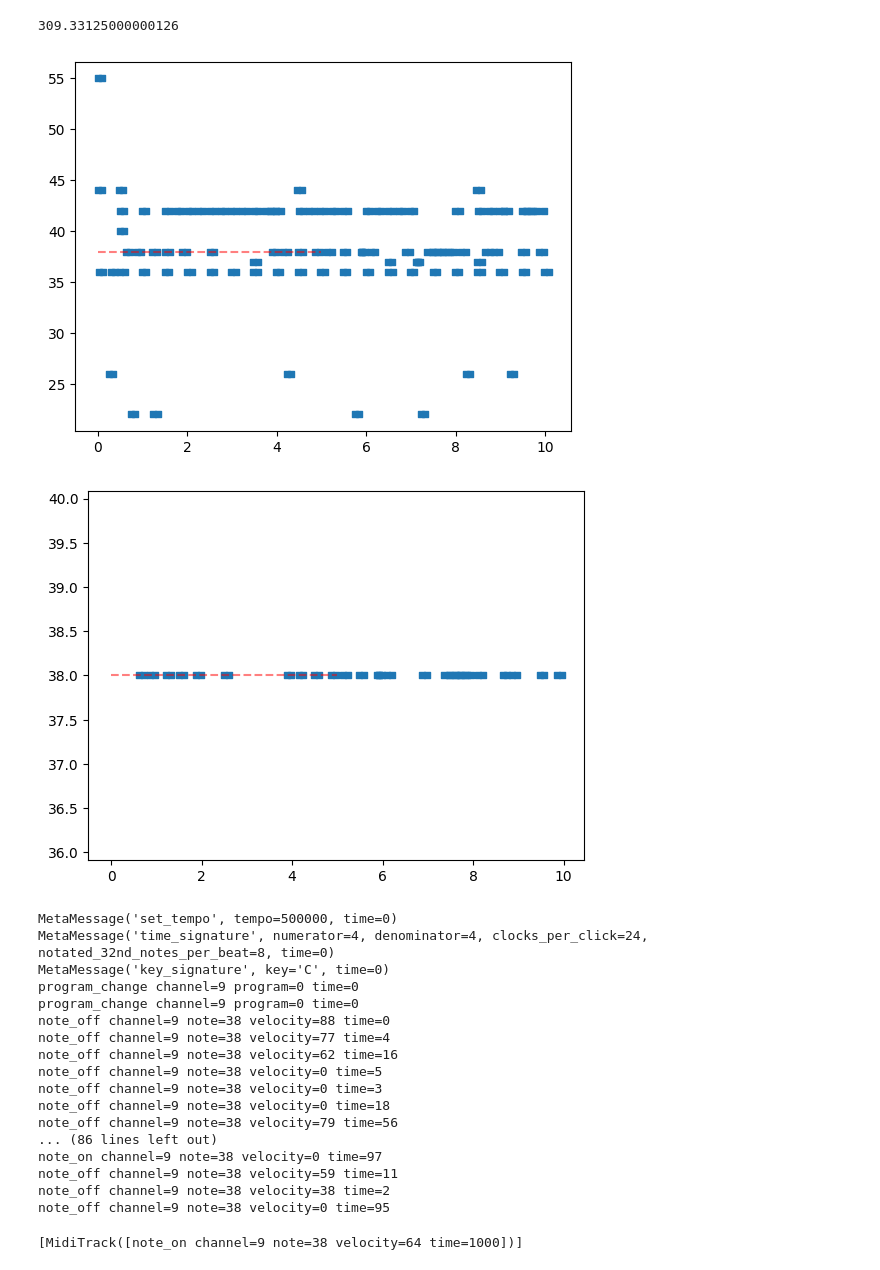
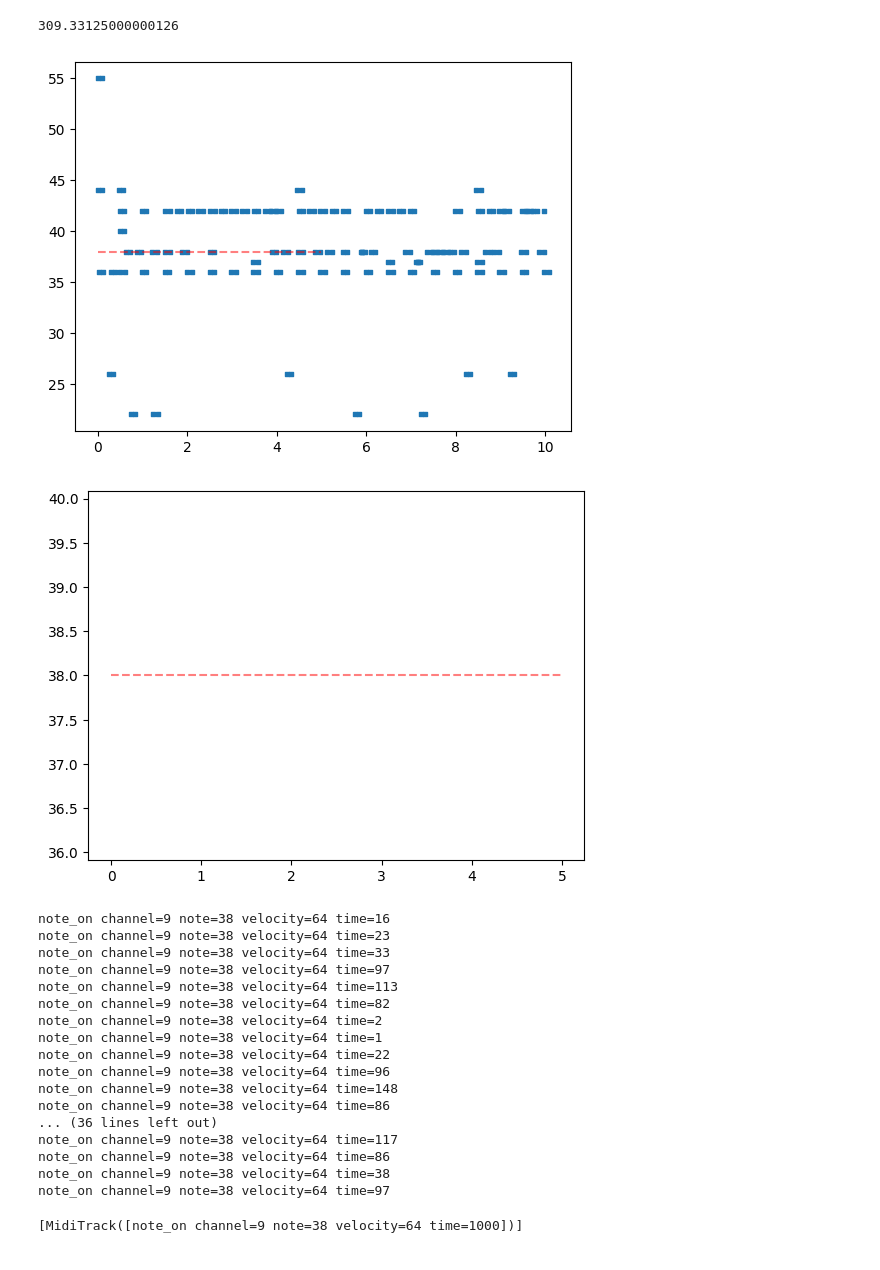
Before and after one commit to MrJoun/NN_Drummer_Beat_Project, a Jupyter notebook: jax_playground.ipynb, the cells around one changed output. Drawn from its saved outputs; the diff is of its cells as text; code cells hidden in the pictures.

```diff
--- a/jax_playground.ipynb
+++ b/jax_playground.ipynb
@@ -283,6 +283,7 @@ play_audio(mido.MidiFile("test"), 5)
 sample = X_train[0].midi_data
 new_sample = MidiFile()
 new_track = mido.MidiTrack()
+new_track.ticks_per_beat = sample.ticks_per_beat
 new_sample.tracks.append(new_track)
 # play_audio(sample, 5)
 # duration = 0
@@ -310,7 +311,7 @@ for track in sample.tracks:
         else:
             t += mido.tick2second(msg.time, ticks_per_beat=sample.ticks_per_beat, tempo=tempo)
 
-        new_msg = msg
+        # new_msg = msg
         if not msg.is_meta:
             # if msg.is_cc():
             #     continue
@@ -319,7 +320,7 @@ for track in sample.tracks:
                     new_msg = mido.Message("note_on",
                                            channel=9,
                                            note=38,
-                                           velocity=msg.velocity,
+                                           velocity=64,
                                            time=msg.time)
                     new_track.append(new_msg)
                     # pass
@@ -327,18 +328,21 @@ for track in sample.tracks:
                     new_msg = mido.Message("note_off",
                                            channel=9,
                                            note=38,
-                                           velocity=msg.velocity,
+                                           velocity=0,
                                            time=msg.time)
+                    new_track.append(new_msg)
+            else:
+                new_track.append(msg)
         else:
-            new_track.append(new_msg)
+            new_track.append(msg)
 
-        if new_msg.type in ("note_on"):
-            y_f.append(new_msg.note)
-            new_t = t_f + mido.tick2second(new_msg.time, ticks_per_beat=sample.ticks_per_beat, tempo=tempo)
-            x_f.append(new_t)
-            t_f = new_t
-        else:
-            t_f += mido.tick2second(new_msg.time, ticks_per_beat=sample.ticks_per_beat, tempo=tempo)
+        # if new_msg.type in ("note_on"):
+        #     y_f.append(new_msg.note)
+        #     new_t = t_f + mido.tick2second(new_msg.time, ticks_per_beat=sample.ticks_per_beat, tempo=tempo)
+        #     x_f.append(new_t)
+        #     t_f = new_t
+        # else:
+        #     t_f += mido.tick2second(new_msg.time, ticks_per_beat=sample.ticks_per_beat, tempo=tempo)
 
 
 
@@ -357,43 +361,44 @@ sample.length
 # %%
 import matplotlib.pyplot as plt
 import numpy as np
 
-plt.scatter(x, y, s=20, marker="s")
+plt.scatter(x, y, s=5, marker="s")
 plt.hlines(38, 0, 5, ls="--", color="red", alpha=0.5)
 plt.show()
-plt.scatter(x_f, y_f, s=20, marker="s")
+plt.scatter(x_f, y_f, s=5, marker="s")
 plt.hlines(38, 0, 5, ls="--", color="red", alpha=0.5)
 # hist, bins = np.histogram(y, bins)
 # plt.stairs(hist, bins)
 plt.show()
 
 # play_audio(sample, 5)
-play_audio(new_sample, 10)
+play_audio(new_sample, 5)
 # %% [output]
-[figure, old version]
+[figure, new version]
-[figure, old version]
+[figure, new version]
 # %%
 for track in new_sample.tracks:
     for msg in track:
-        print(msg)
+        if msg.type == "note_on":
+            print(msg)
 # %% [output]
-MetaMessage('set_tempo', tempo=500000, time=0)
-MetaMessage('time_signature', numerator=4, denominator=4, clocks_per_click=24, notated_32nd_notes_per_beat=8, time=0)
-MetaMessage('key_signature', key='C', time=0)
-program_change channel=9 program=0 time=0
-program_change channel=9 program=0 time=0
-note_off channel=9 note=38 velocity=88 time=0
-note_off channel=9 note=38 velocity=77 time=4
-note_off channel=9 note=38 velocity=62 time=16
-note_off channel=9 note=38 velocity=0 time=5
-note_off channel=9 note=38 velocity=0 time=3
-note_off channel=9 note=38 velocity=0 time=18
-note_off channel=9 note=38 velocity=79 time=56
-... (86 lines left out)
-note_on channel=9 note=38 velocity=0 time=97
-note_off channel=9 note=38 velocity=59 time=11
-note_off channel=9 note=38 velocity=38 time=2
-note_off channel=9 note=38 velocity=0 time=95
+note_on channel=9 note=38 velocity=64 time=16
+note_on channel=9 note=38 velocity=64 time=23
+note_on channel=9 note=38 velocity=64 time=33
+note_on channel=9 note=38 velocity=64 time=97
+note_on channel=9 note=38 velocity=64 time=113
+note_on channel=9 note=38 velocity=64 time=82
+note_on channel=9 note=38 velocity=64 time=2
+note_on channel=9 note=38 velocity=64 time=1
+note_on channel=9 note=38 velocity=64 time=22
+note_on channel=9 note=38 velocity=64 time=96
+note_on channel=9 note=38 velocity=64 time=148
+note_on channel=9 note=38 velocity=64 time=86
+... (36 lines left out)
+note_on channel=9 note=38 velocity=64 time=117
+note_on channel=9 note=38 velocity=64 time=86
+note_on channel=9 note=38 velocity=64 time=38
+note_on channel=9 note=38 velocity=64 time=97
 # %%
 test_audio = MidiFile()
 test_track = mido.MidiTrack()
```
Also changed, not shown: parts of 1 cell of this notebook.
